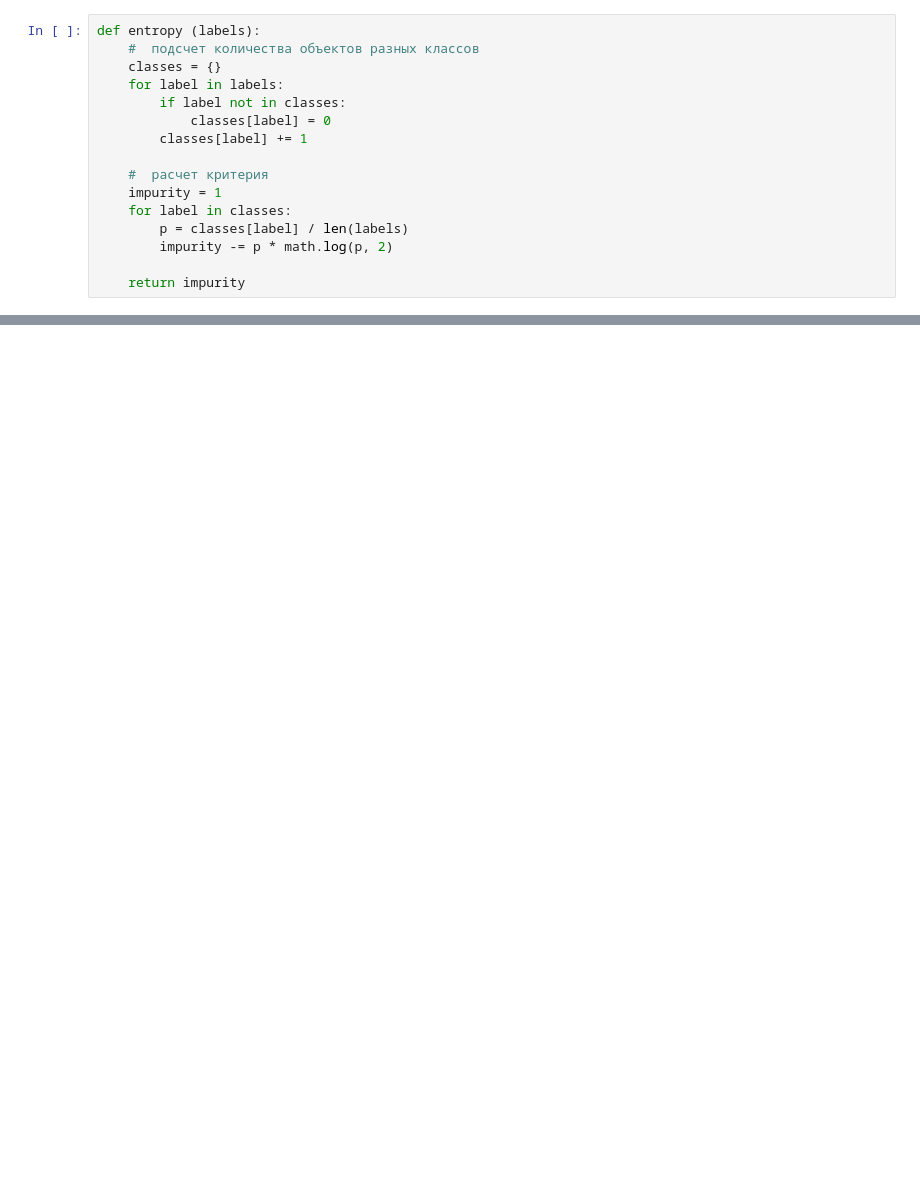
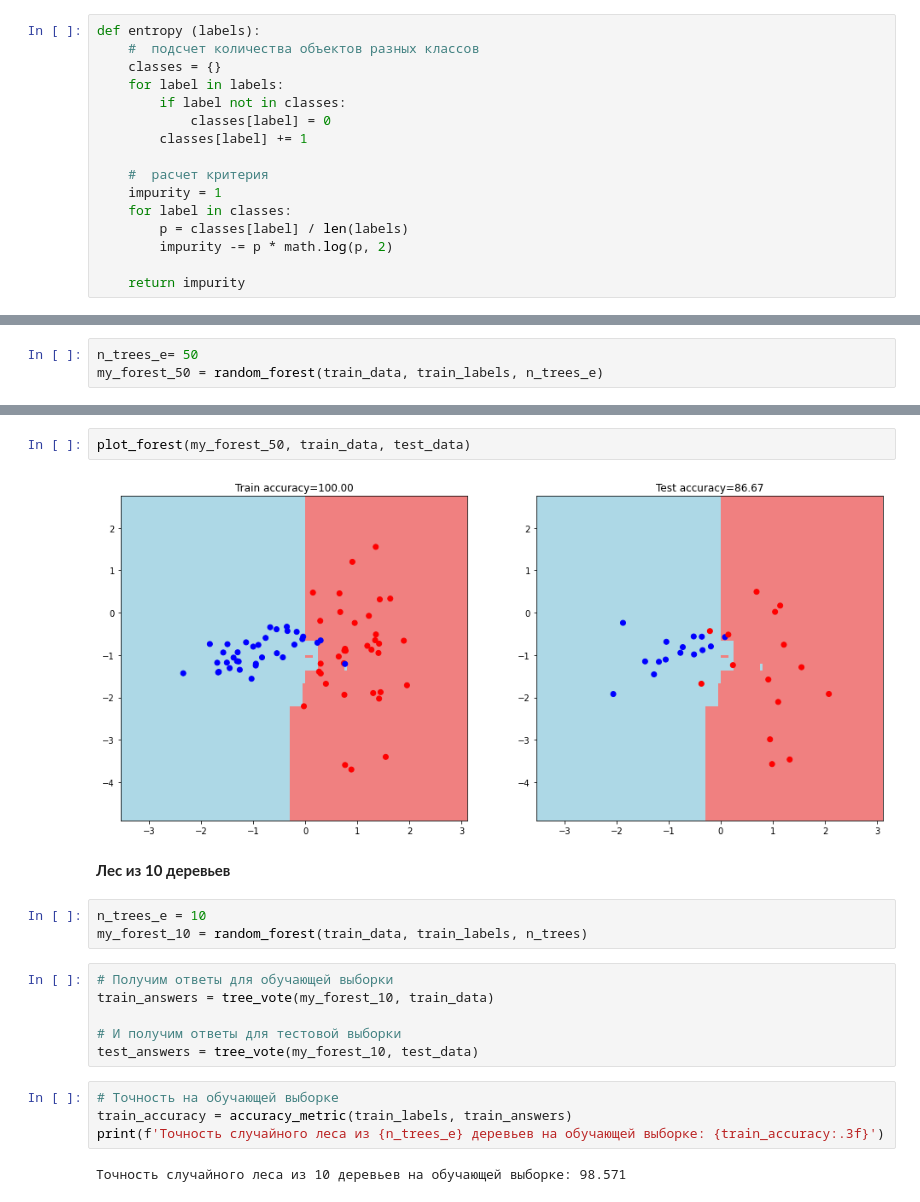
Before and after one commit to Ksenia-90/Data_analysis_algorithms, a Jupyter notebook: lesson_5_HW.ipynb, the cells around one changed output, grey strips where cells are left out. Drawn from its saved outputs; the diff is of its cells as text; blank space fills up the shorter version.

```diff
--- a/lesson_5_HW.ipynb
+++ b/lesson_5_HW.ipynb
@@ -471,0 +730,3 @@ def entropy (labels):
+# %%
+n_trees_e= 50
+my_forest_50 = random_forest(train_data, train_labels, n_trees_e)
@@ -471,0 +760,21 @@ def entropy (labels):
+# %%
+plot_forest(my_forest_50, train_data, test_data)
+# %% [output]
+[figure, added]
+# %% [markdown]
+**Лес из 10 деревьев**
+# %%
+n_trees_e = 10
+my_forest_10 = random_forest(train_data, train_labels, n_trees)
+# %%
+# Получим ответы для обучающей выборки
+train_answers = tree_vote(my_forest_10, train_data)
+
+# И получим ответы для тестовой выборки
+test_answers = tree_vote(my_forest_10, test_data)
+# %%
+# Точность на обучающей выборке
+train_accuracy = accuracy_metric(train_labels, train_answers)
+print(f'Точность случайного леса из {n_trees_e} деревьев на обучающей выборке: {train_accuracy:.3f}')
+# %% [output]
+Точность случайного леса из 10 деревьев на обучающей выборке: 98.571
```
Also changed, not shown: parts of 54 cells of this notebook.
